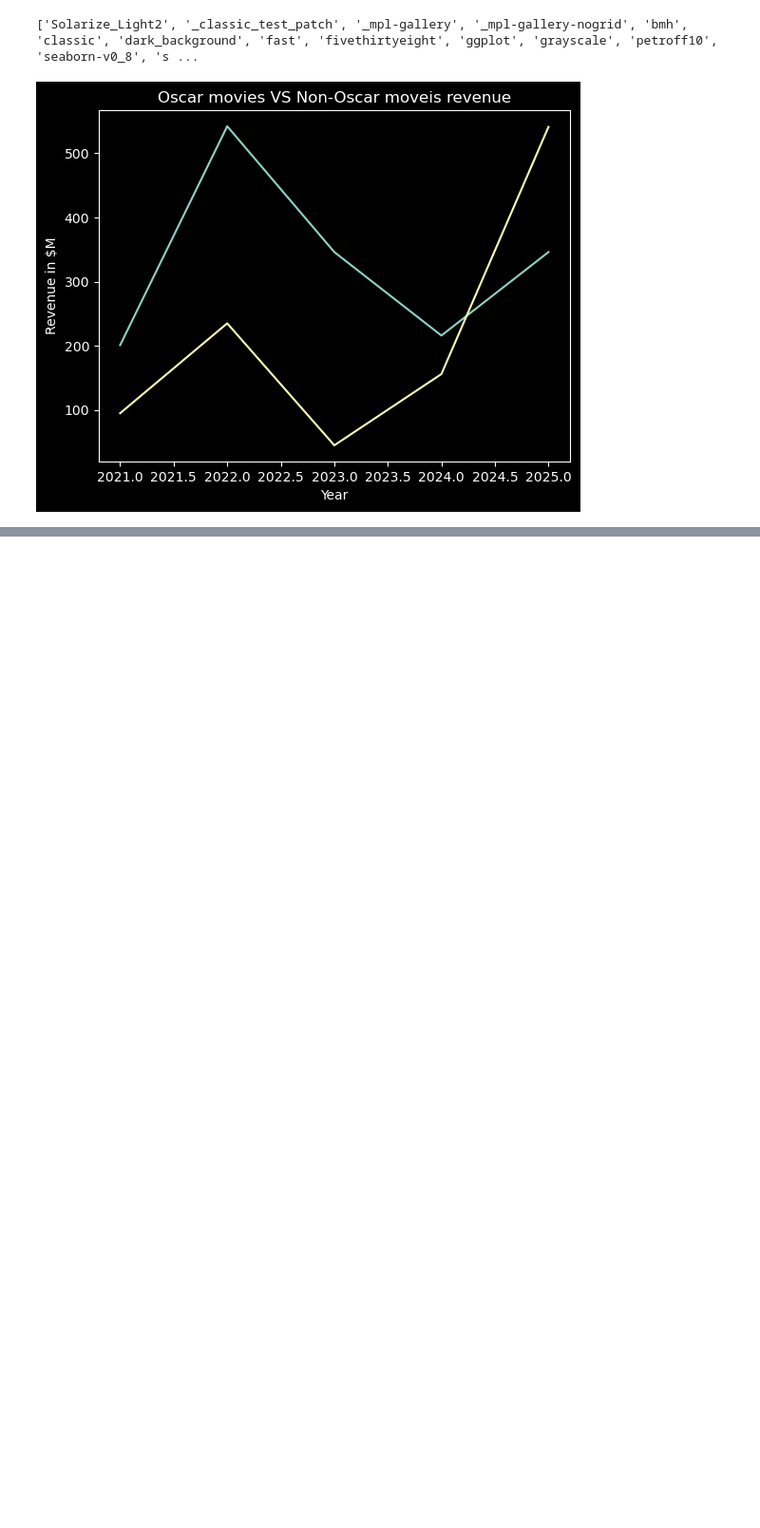
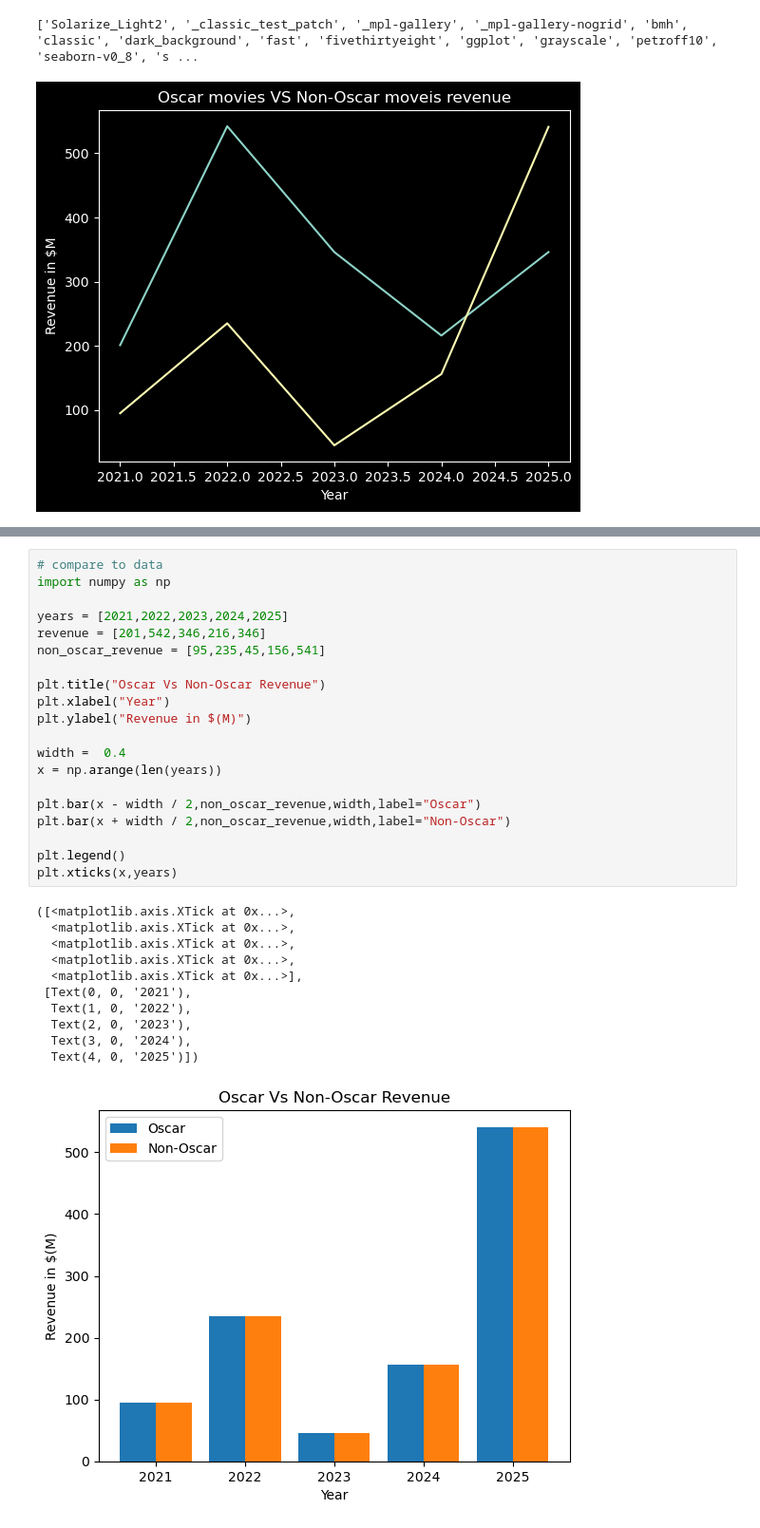
Before and after one commit to Kashinathmali88/AI-ML, a Jupyter notebook: matplotlib.ipynb, the cells around one changed output, grey strips where cells are left out. Shown at 95% size. Drawn from its saved outputs; the diff is of its cells as text; blank space fills up the shorter version.

```diff
--- a/matplotlib.ipynb
+++ b/matplotlib.ipynb
@@ -80,0 +87,32 @@ plt.ylabel("Revenue")
+# %%
+# compare to data
+import numpy as np
+
+years = [2021,2022,2023,2024,2025]
+revenue = [201,542,346,216,346]
+non_oscar_revenue = [95,235,45,156,541]
+
+plt.title("Oscar Vs Non-Oscar Revenue")
+plt.xlabel("Year")
+plt.ylabel("Revenue in $(M)")
+
+width =  0.4
+x = np.arange(len(years))
+
+plt.bar(x - width / 2,non_oscar_revenue,width,label="Oscar")
+plt.bar(x + width / 2,non_oscar_revenue,width,label="Non-Oscar")
+
+plt.legend()
+plt.xticks(x,years)
+# %% [output]
+([<matplotlib.axis.XTick at 0x...>,
+  <matplotlib.axis.XTick at 0x...>,
+  <matplotlib.axis.XTick at 0x...>,
+  <matplotlib.axis.XTick at 0x...>,
+  <matplotlib.axis.XTick at 0x...>],
+ [Text(0, 0, '2021'),
+  Text(1, 0, '2022'),
+  Text(2, 0, '2023'),
+  Text(3, 0, '2024'),
+  Text(4, 0, '2025')])
+[figure, added]
```
Also changed, not shown: parts of 2 cells of this notebook, 1 other file.
